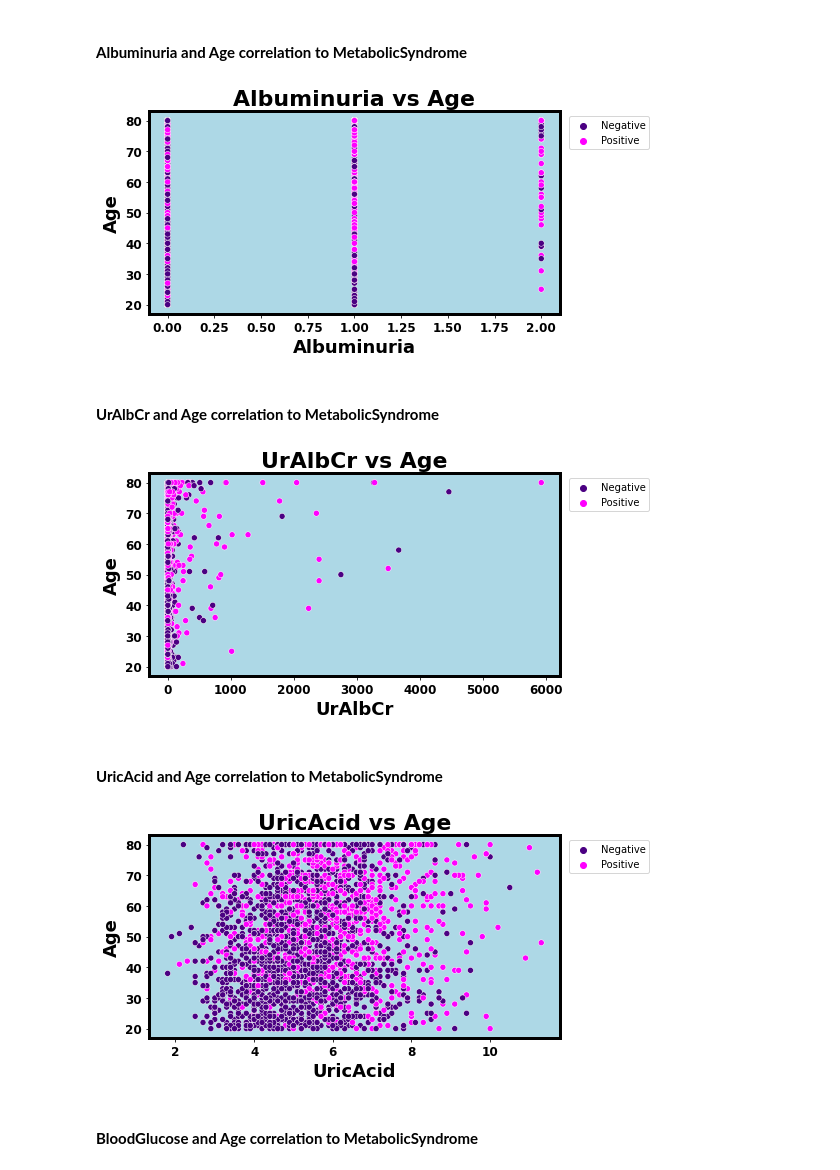
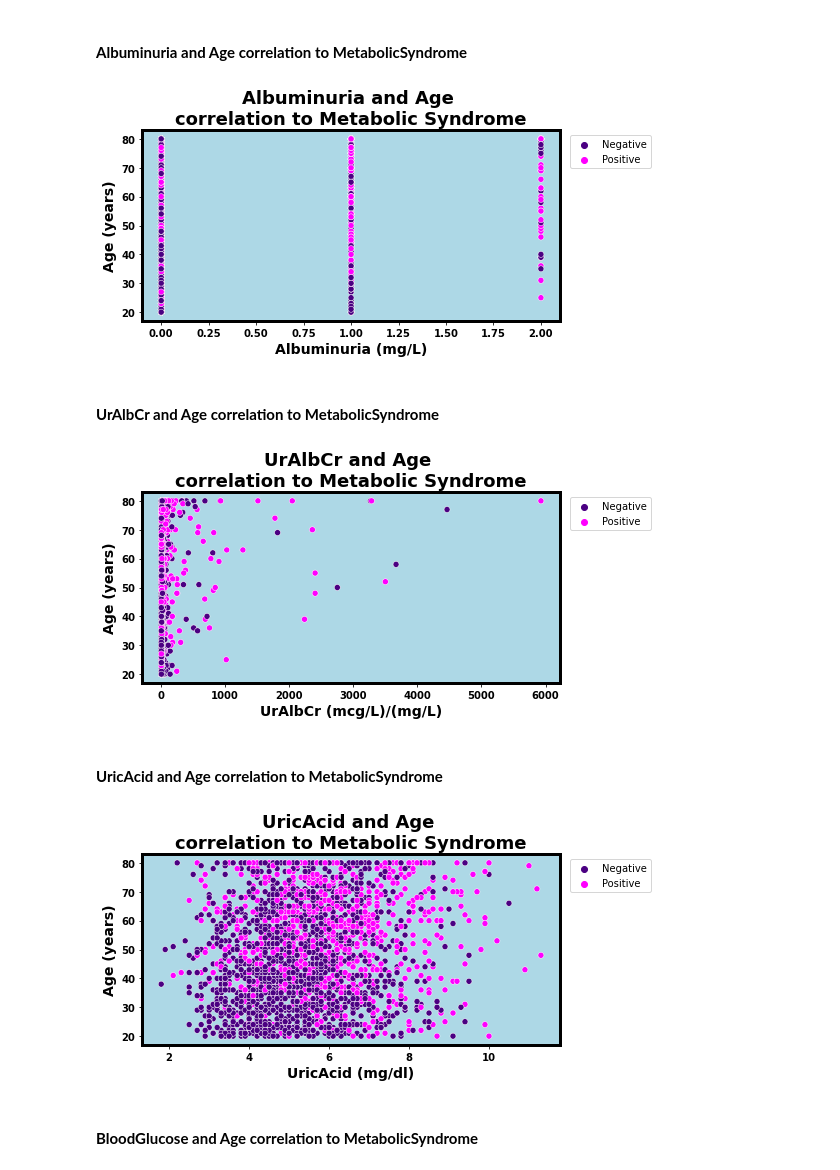
Before and after one commit to YBilodeau/Metabolic-Syndrome-Prediction-Project, a Jupyter notebook: Prediction_of_Metabolic_Syndrome_Using_Machine_Learning.ipynb, the cells around one changed output. Drawn from its saved outputs; the diff is of its cells as text; code cells hidden in the pictures.

```diff
--- a/Prediction_of_Metabolic_Syndrome_Using_Machine_Learning.ipynb
+++ b/Prediction_of_Metabolic_Syndrome_Using_Machine_Learning.ipynb
@@ -742,16 +742,17 @@ def count_plot(column_name, label_order):
 ##### **Function to Display Scatter Plot**
 # %%
 # Create a function to create a Count Plot
-def scatter_plot(x,y):
+# Sex and Age correlation to MetabolicSyndrome
+def scatter_plot(x,y, x_uom='', y_uom=''):
     palette_dict = {'Negative': 'indigo' , 'Positive': 'magenta'}
     fig, ax = plt.subplots(figsize=(8,4), facecolor='w')
     sns.scatterplot(x=x, y=y, hue="MetabolicSyndrome",
                     palette=palette_dict, data=df);
-    plt.title(f'{x} vs {y}', fontsize = 22, weight='bold')
-    plt.xlabel(x, fontsize = 18, weight='bold')
-    plt.ylabel(y, fontsize = 18, weight='bold');
-    plt.xticks(fontsize = 12, weight='bold')
-    plt.yticks(fontsize = 12, weight='bold');
+    plt.title(f'{x} and {y} \ncorrelation to Metabolic Syndrome', fontsize = 18, weight='bold')
+    plt.xlabel(f'{x} {x_uom}', fontsize = 14, weight='bold')
+    plt.ylabel(f'{y} {y_uom}', fontsize = 14, weight='bold');
+    plt.xticks(fontsize = 10, weight='bold')
+    plt.yticks(fontsize = 10, weight='bold');
     ax.set_facecolor('lightblue')
     for axis in ['top','bottom','left','right']:
         ax.spines[axis].set_linewidth(3)
@@ -1303,21 +1304,21 @@ scatter_plot('BMI', 'Age')
 # %% [markdown]
 #### **Albuminuria and Age correlation to MetabolicSyndrome**
 # %%
-scatter_plot('Albuminuria', 'Age')
+scatter_plot('Albuminuria', 'Age', '(mg/L)', '(years)')
 # %% [output]
-[figure, old version]
+[figure, new version]
 # %% [markdown]
 #### **UrAlbCr and Age correlation to MetabolicSyndrome**
 # %%
-scatter_plot('UrAlbCr', 'Age')
+scatter_plot('UrAlbCr', 'Age', '(mcg/L)/(mg/L)', '(years)')
 # %% [output]
-[figure, old version]
+[figure, new version]
 # %% [markdown]
 #### **UricAcid and Age correlation to MetabolicSyndrome**
 # %%
-scatter_plot('UricAcid', 'Age')
+scatter_plot('UricAcid', 'Age', '(mg/dl)', '(years)')
 # %% [output]
-[figure, old version]
+[figure, new version]
 # %% [markdown]
 #### **BloodGlucose and Age correlation to MetabolicSyndrome**
 # %%
```
Also changed, not shown: parts of 9 cells of this notebook.
